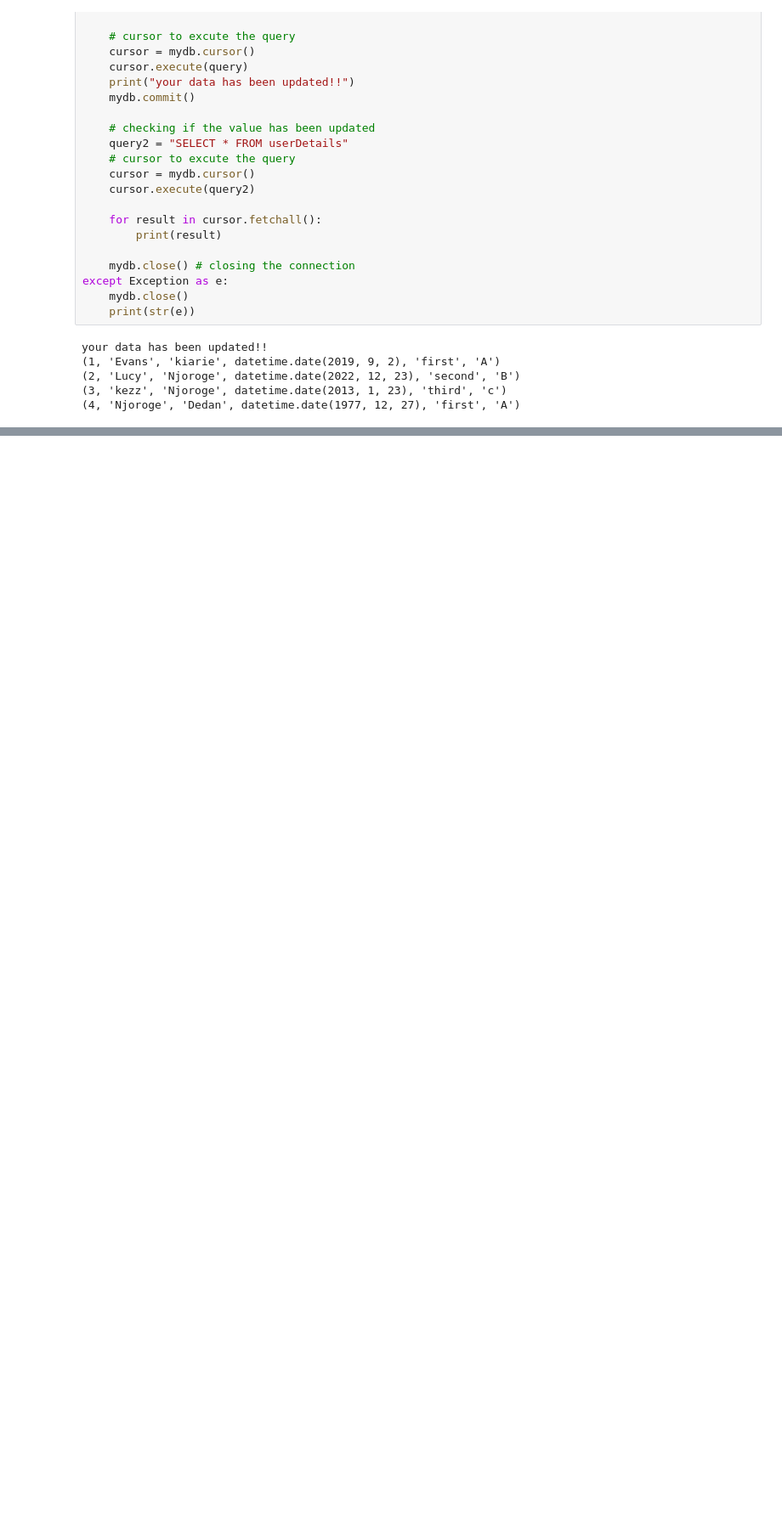
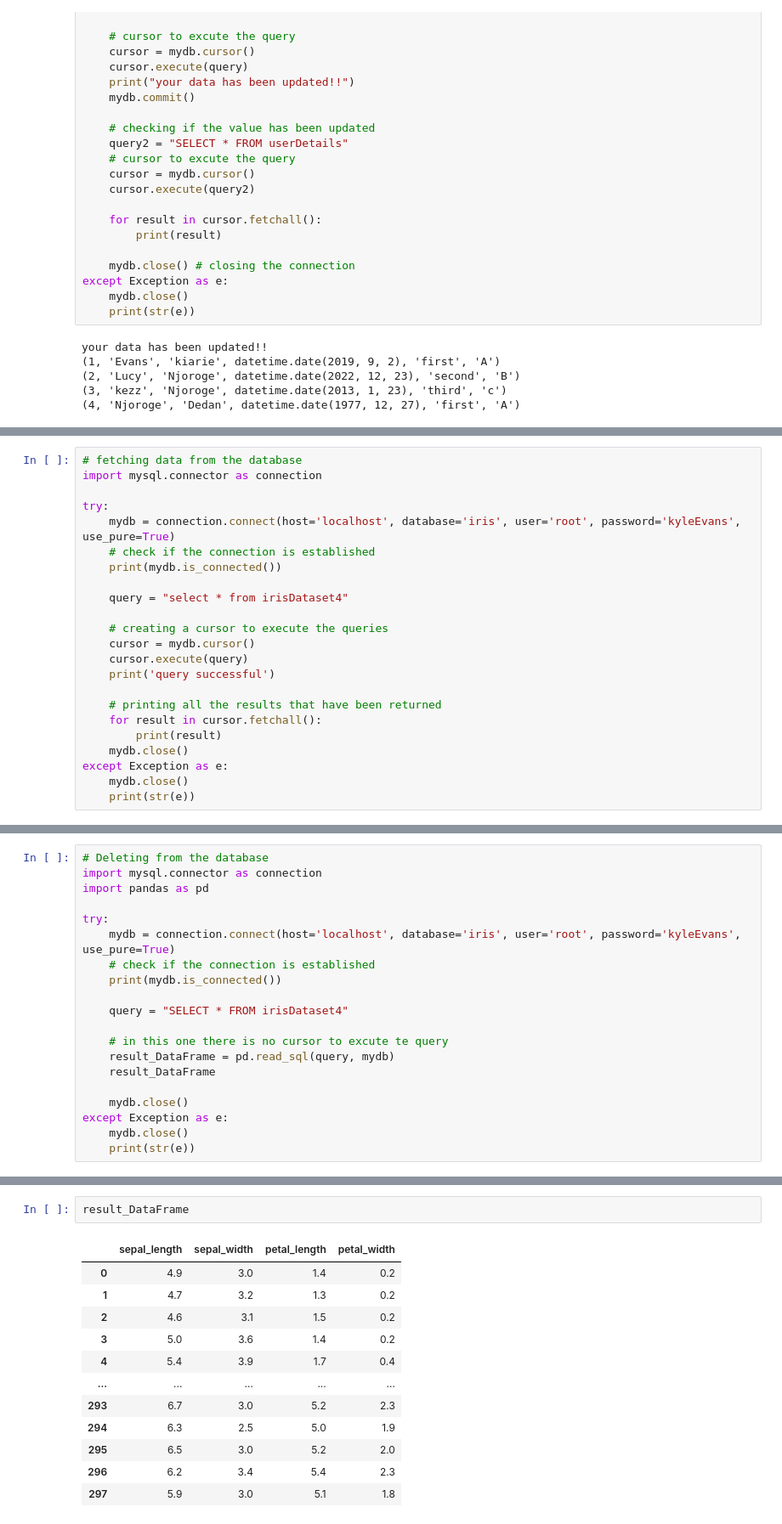
Before and after one commit to texaskyle/machine_learning, a Jupyter notebook: tutorial_py/Rest Api and Sql and Nosql/Mysql.ipynb, the cells around one changed output, grey strips where cells are left out. Shown at 85% size. Saved outputs shown, nothing was run; the diff lists cells and outputs as text; blank space fills up the shorter version.

```diff
--- a/tutorial_py/Rest Api and Sql and Nosql/Mysql.ipynb
+++ b/tutorial_py/Rest Api and Sql and Nosql/Mysql.ipynb
@@ -210,0 +384,23 @@ for line in list(df):
+# %%
+# fetching data from the database
+import mysql.connector as connection
+
+try:
+    mydb = connection.connect(host='localhost', database='iris', user='root', password='kyleEvans', use_pure=True)
+    # check if the connection is established
+    print(mydb.is_connected())
+
+    query = "select * from irisDataset4"
+
+    # creating a cursor to execute the queries
+    cursor = mydb.cursor()
+    cursor.execute(query)
+    print('query successful')
+
+    # printing all the results that have been returned
+    for result in cursor.fetchall():
+        print(result)
+    mydb.close()
+except Exception as e:
+    mydb.close()
+    print(str(e))
@@ -210,0 +459,20 @@ for line in list(df):
+# %%
+# Deleting from the database
+import mysql.connector as connection
+import pandas as pd
+
+try:
+    mydb = connection.connect(host='localhost', database='iris', user='root', password='kyleEvans', use_pure=True)
+    # check if the connection is established
+    print(mydb.is_connected())
+
+    query = "SELECT * FROM irisDataset4"
+
+    # in this one there is no cursor to excute te query
+    result_DataFrame = pd.read_sql(query, mydb)
+    result_DataFrame
+
+    mydb.close()
+except Exception as e:
+    mydb.close()
+    print(str(e))
@@ -210,0 +481,15 @@ for line in list(df):
+# %%
+result_DataFrame
+# %% [output]
+|  | sepal_length | sepal_width | petal_length | petal_width |
+| 0 | 4.9 | 3.0 | 1.4 | 0.2 |
+| 1 | 4.7 | 3.2 | 1.3 | 0.2 |
+| 2 | 4.6 | 3.1 | 1.5 | 0.2 |
+| 3 | 5.0 | 3.6 | 1.4 | 0.2 |
+| 4 | 5.4 | 3.9 | 1.7 | 0.4 |
+| ... | ... | ... | ... | ... |
+| 293 | 6.7 | 3.0 | 5.2 | 2.3 |
+| 294 | 6.3 | 2.5 | 5.0 | 1.9 |
+| 295 | 6.5 | 3.0 | 5.2 | 2.0 |
+| 296 | 6.2 | 3.4 | 5.4 | 2.3 |
+| 297 | 5.9 | 3.0 | 5.1 | 1.8 |
```
Also changed, not shown: parts of 24 cells of this notebook, 7 other files.
